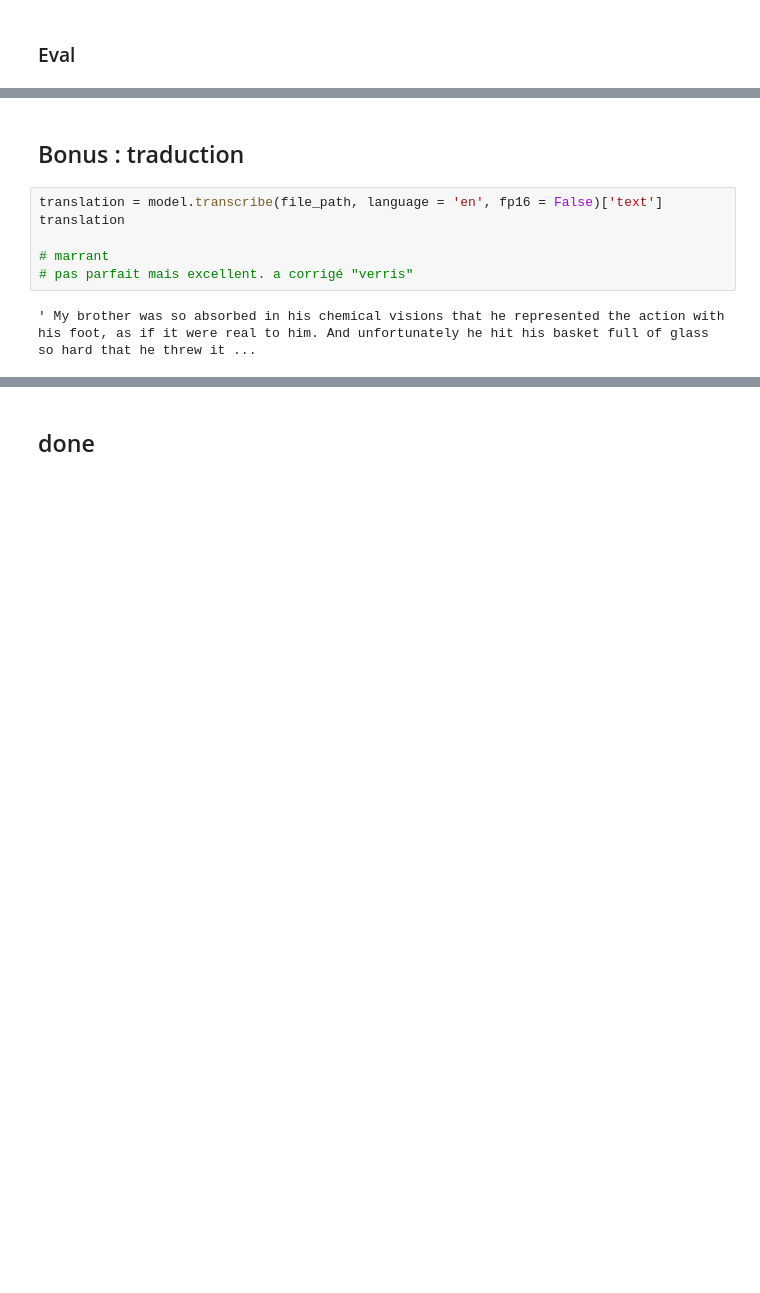
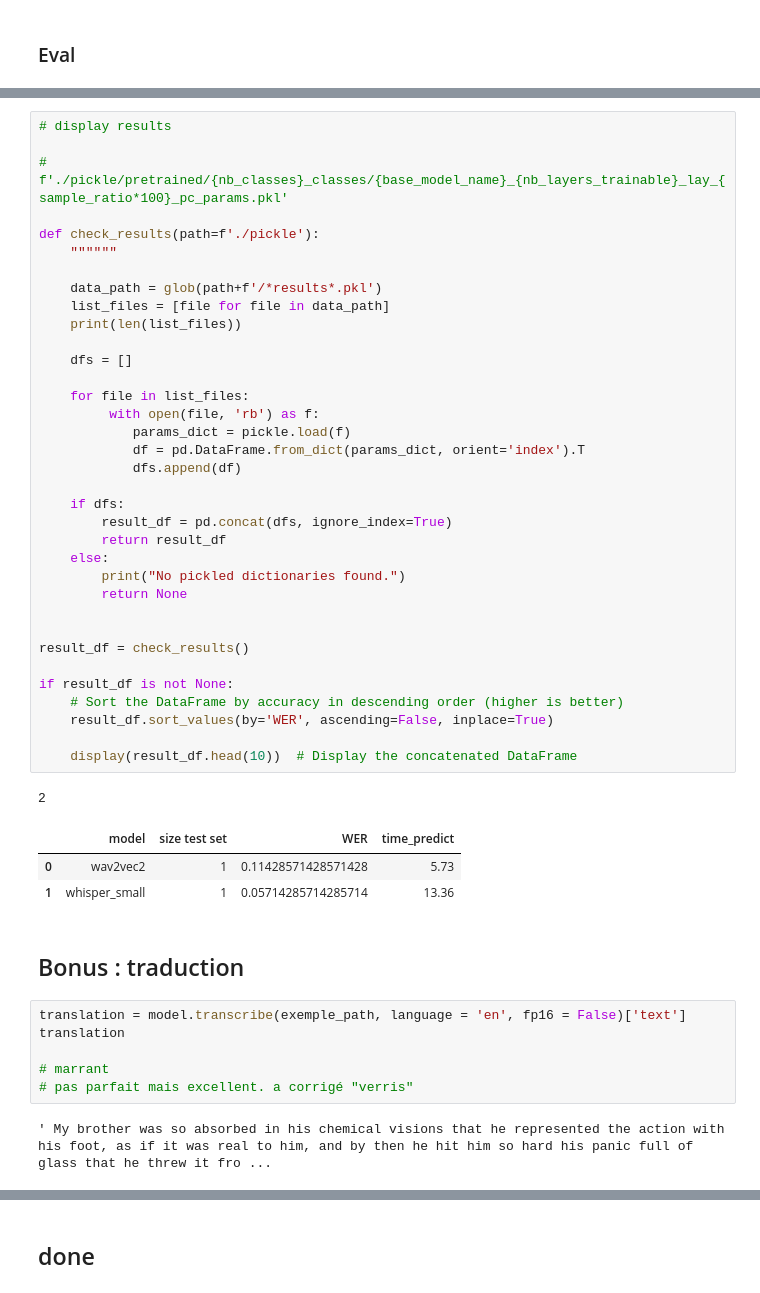
Before and after one commit to Kiwinokoto/OC_projet_7_Transcription_speech_to_text_et_traduction, a Jupyter notebook: Oudelet_Kevin_1_notebook_pretraitement_130424.ipynb, the cells around one changed output, grey strips where cells are left out. Drawn from its saved outputs; the diff is of its cells as text; blank space fills up the shorter version.

```diff
--- a/Oudelet_Kevin_1_notebook_pretraitement_130424.ipynb
+++ b/Oudelet_Kevin_1_notebook_pretraitement_130424.ipynb
@@ -1293,11 +1358,51 @@ Error:
+# %%
+# display results
+
+# f'./pickle/pretrained/{nb_classes}_classes/{base_model_name}_{nb_layers_trainable}_lay_{sample_ratio*100}_pc_params.pkl'
+
+def check_results(path=f'./pickle'):
+    """"""
+
+    data_path = glob(path+f'/*results*.pkl')
+    list_files = [file for file in data_path]
+    print(len(list_files))
+
+    dfs = []
+
+    for file in list_files:
+         with open(file, 'rb') as f:
+            params_dict = pickle.load(f)
+            df = pd.DataFrame.from_dict(params_dict, orient='index').T
+            dfs.append(df)
+
+    if dfs:
+        result_df = pd.concat(dfs, ignore_index=True)
+        return result_df
+    else:
+        print("No pickled dictionaries found.")
+        return None
+
+
+result_df = check_results()
+
+if result_df is not None:
+    # Sort the DataFrame by accuracy in descending order (higher is better)
+    result_df.sort_values(by='WER', ascending=False, inplace=True)
+
+    display(result_df.head(10))  # Display the concatenated DataFrame
+# %% [output]
+2
+|  | model | size test set | WER | time_predict |
+| 0 | wav2vec2 | 1 | 0.11428571428571428 | 5.73 |
+| 1 | whisper_small | 1 | 0.05714285714285714 | 13.36 |
 # %% [markdown]
 ## Bonus : traduction
 # %%
-translation = model.transcribe(file_path, language = 'en', fp16 = False)['text']
+translation = model.transcribe(exemple_path, language = 'en', fp16 = False)['text']
 translation
 
 # marrant
 # pas parfait mais excellent. a corrigé "verris"
 # %% [output]
-' My brother was so absorbed in his chemical visions that he represented the action with his foot, as if it were real to him. And unfortunately he hit his basket full of glass so hard that he threw it ...
+' My brother was so absorbed in his chemical visions that he represented the action with his foot, as if it was real to him, and by then he hit him so hard his panic full of glass that he threw it fro ...
 # %%
```
Also changed, not shown: parts of 17 cells of this notebook.
